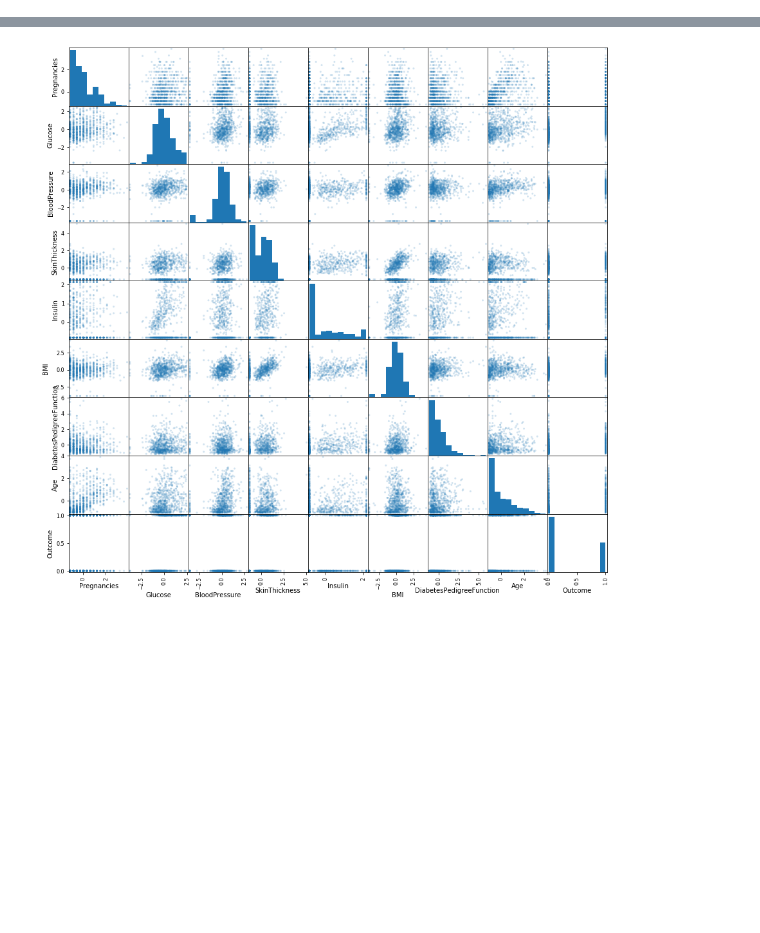
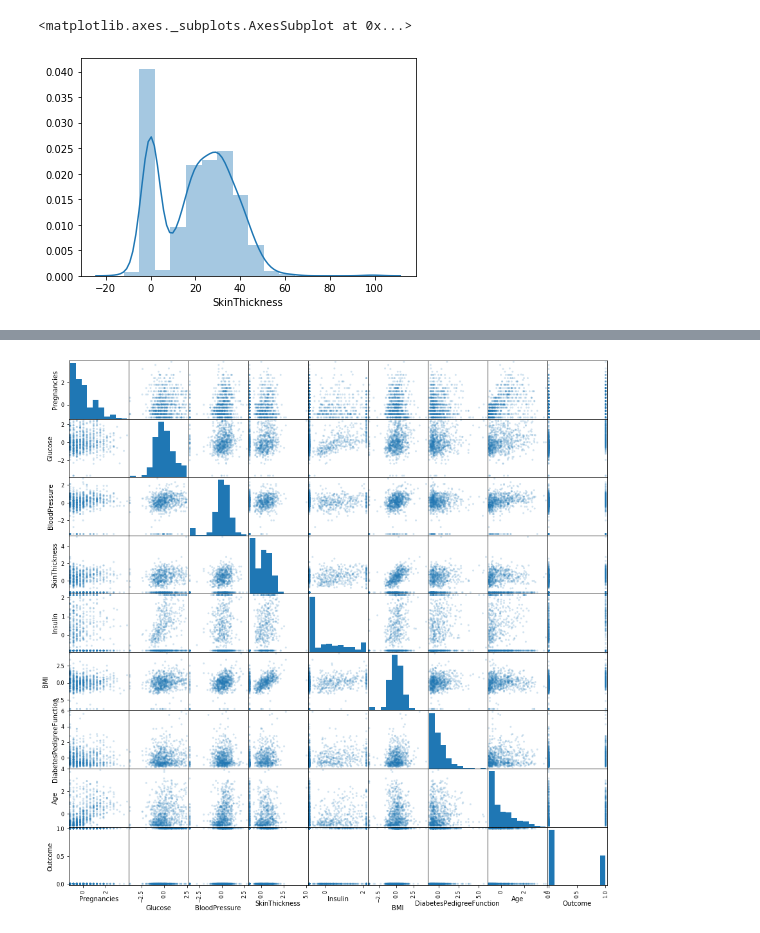
Before and after one commit to kaustubh-nair/Diabetes-prediction, a Jupyter notebook: PCA.ipynb, the cells around one changed output, grey strips where cells are left out. Cells and saved outputs as stored; diff of their text form; code cells hidden in the pictures; blank space fills up the shorter version.

```diff
--- a/PCA.ipynb
+++ b/PCA.ipynb
@@ -25,3 +26,8 @@ features = ['Pregnancies','Glucose', 'BloodPressure', 'SkinThickness', 'Insulin'
 # %%
 for feature in features:
     df[feature].fillna(value=df[feature].mean(), inplace=True)
+# %%
+sns.distplot(a=df['SkinThickness'])
+# %% [output]
+<matplotlib.axes._subplots.AxesSubplot at 0x...>
+[figure, added]
```
Also changed, not shown: parts of 8 cells of this notebook, 1 other file.
